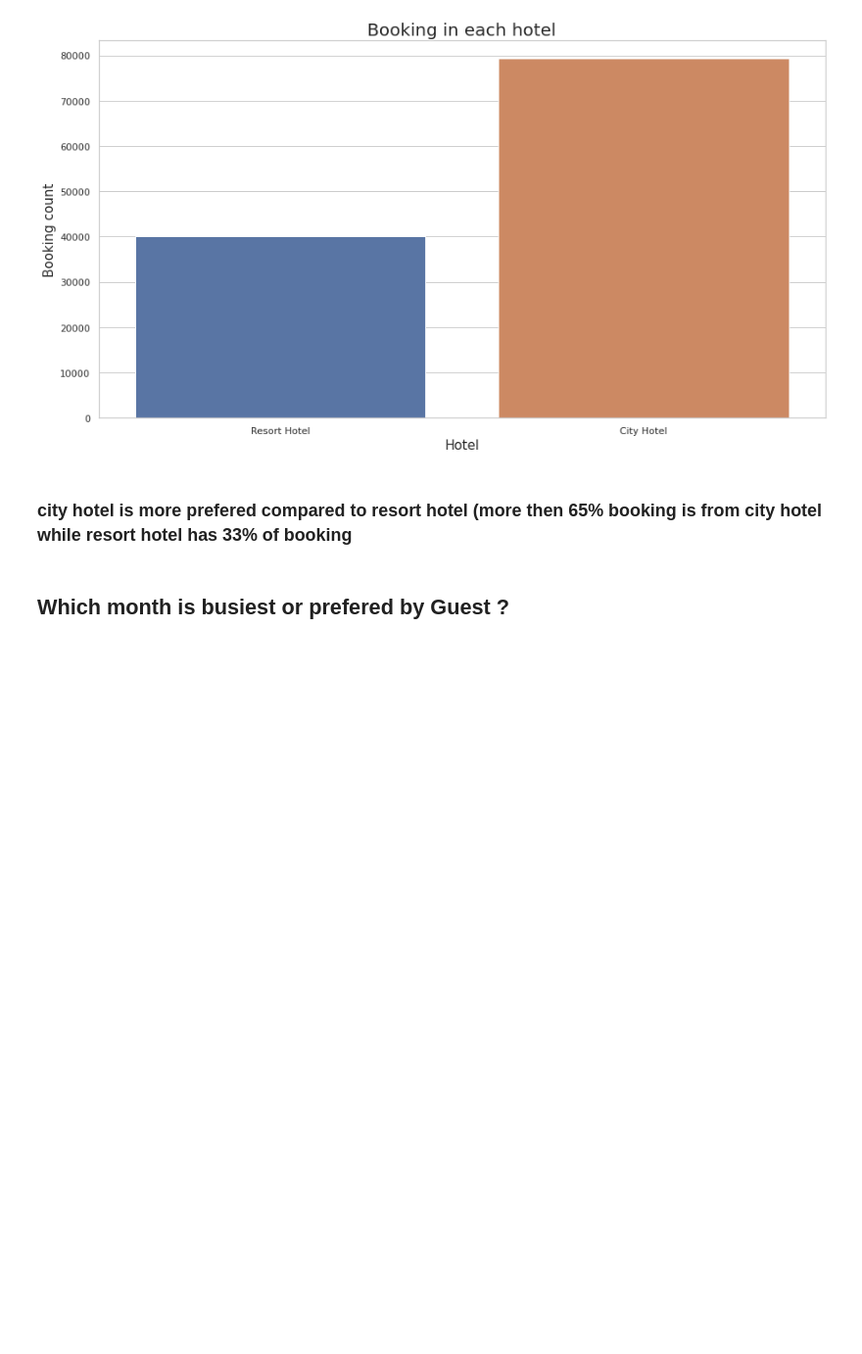
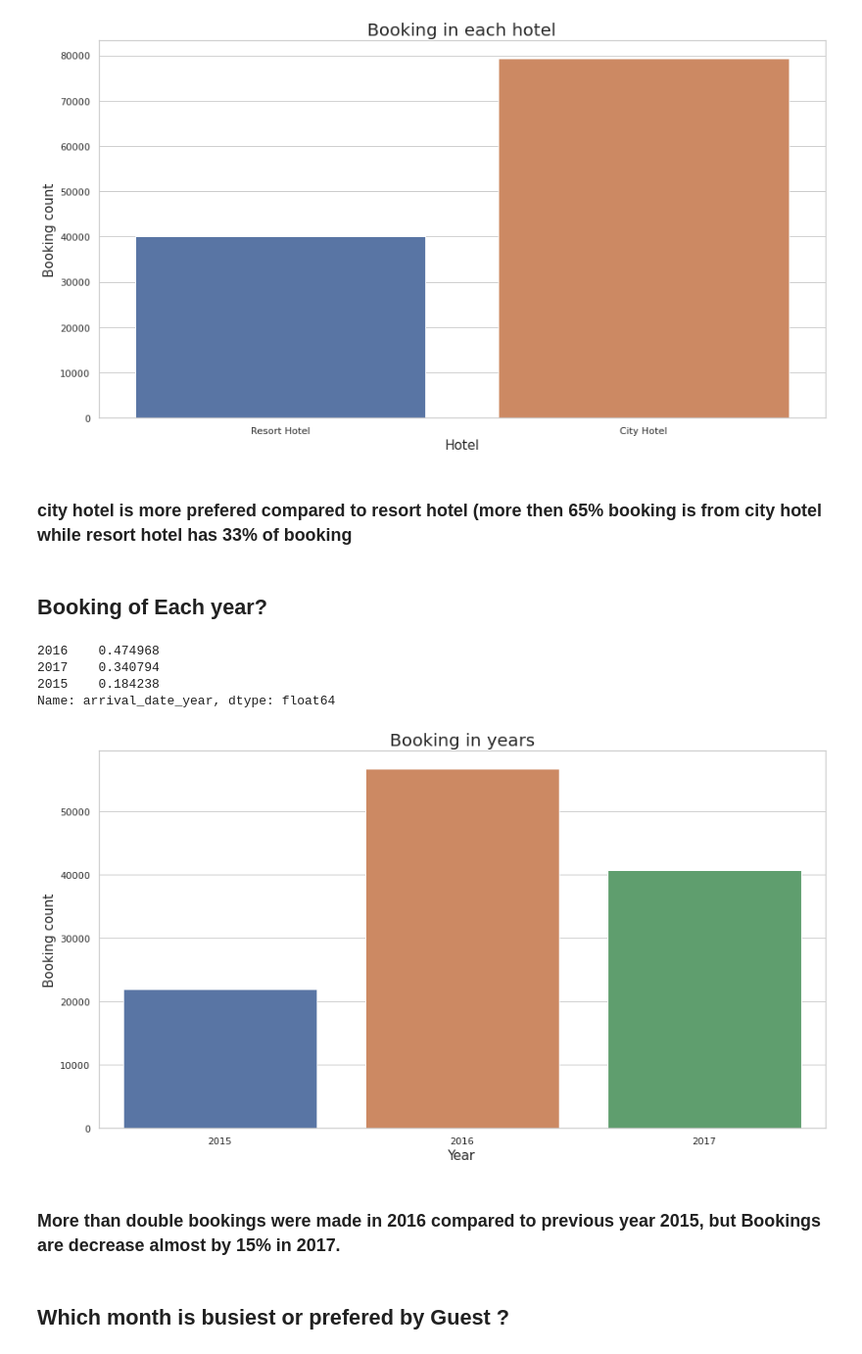
Before and after one commit to milanajudiya/Hotel_Booking_Analysis, a Jupyter notebook: Hotel_Booking_Analysis.ipynb, the cells around one changed output. Shown at 98% size. Drawn from its saved outputs; the diff is of its cells as text; code cells hidden in the pictures; blank space fills up the shorter version.

```diff
--- a/Hotel_Booking_Analysis.ipynb
+++ b/Hotel_Booking_Analysis.ipynb
@@ -274,6 +294,26 @@ Name: hotel, dtype: float64
 [figure]
 # %% [markdown]
 ### city hotel is more prefered compared to resort hotel (more then 65% booking is from city hotel while resort hotel has 33% of booking
+# %% [markdown]
+## Booking of Each year?
+# %%
+
+plt.figure(figsize=(15,8))
+sns.set_theme(style="whitegrid")
+sns.countplot(x="arrival_date_year",data=df_hotel)
+plt.xlabel("Year",size=15)
+plt.ylabel("Booking count",size=15)
+plt.title("Booking in years",size=20)
+
+print(df_hotel["arrival_date_year"].value_counts(normalize=True))
+# %% [output]
+2016    0.474968
+2017    0.340794
+2015    0.184238
+Name: arrival_date_year, dtype: float64
+[figure, added]
+# %% [markdown]
+### More than double bookings were made in 2016 compared to previous year 2015, but Bookings are decrease almost by 15% in 2017.
 # %% [markdown]
 ## Which month is busiest or prefered by Guest ?
 # %%
```
Also changed, not shown: parts of 6 cells of this notebook.
